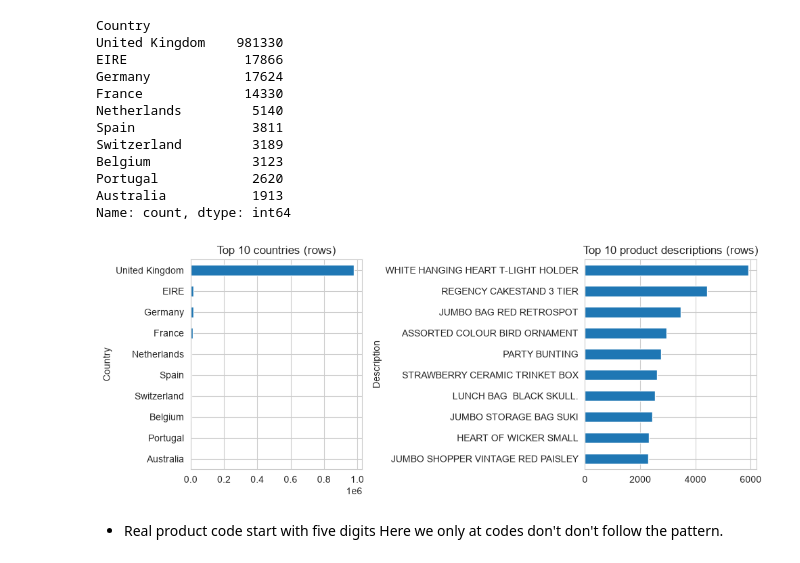
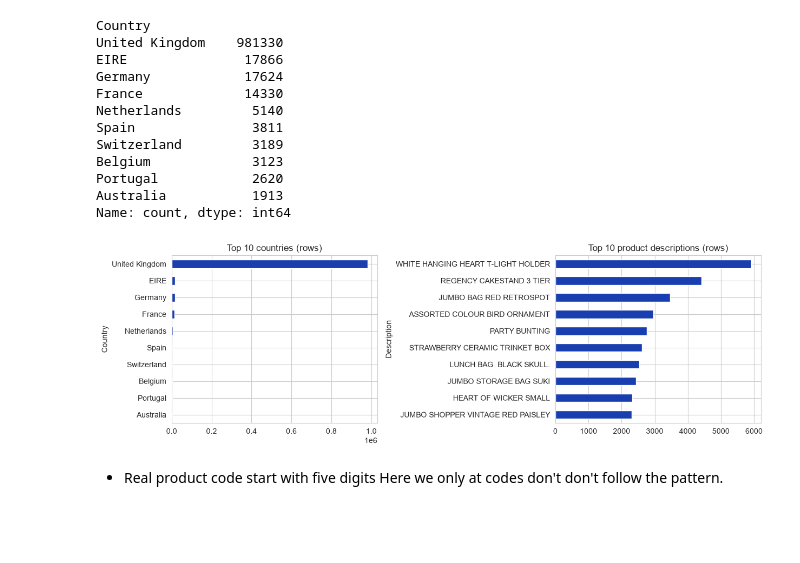
Before and after one commit to haneenwaled/SIC-Graduation-project-, a Jupyter notebook: Notebooks/EDA.ipynb, the cells around one changed output. Cells and saved outputs as stored; diff of their text form; code cells hidden in the pictures; blank space fills up the shorter version.

```diff
--- a/Notebooks/EDA.ipynb
+++ b/Notebooks/EDA.ipynb
@@ -187,14 +186,14 @@ Portugal            2620
 Australia           1913
 Name: count, dtype: int64
 # %%
-fig, ax = plt.subplots(1, 2, figsize=(10, 4))
-df["Country"].value_counts().head(10).plot.barh(ax=ax[0]).invert_yaxis()
+fig, ax = plt.subplots(1, 2, figsize=(12.5,4 ))
+df["Country"].value_counts().head(10).plot.barh(ax=ax[0], color="#193eb0").invert_yaxis()
 ax[0].set_title("Top 10 countries (rows)")
-df["Description"].value_counts().head(10).plot.barh(ax=ax[1]).invert_yaxis()
+df["Description"].value_counts().head(10).plot.barh(ax=ax[1], color="#193eb0").invert_yaxis()
 ax[1].set_title("Top 10 product descriptions (rows)")
 plt.tight_layout(); plt.show()
 # %% [output]
-[figure, old version]
+[figure, new version]
 # %% [markdown]
 - Real product code start with five digits Here we only at codes don't don't follow the pattern.
 # %%
```
Also changed, not shown: parts of 4 cells of this notebook.
